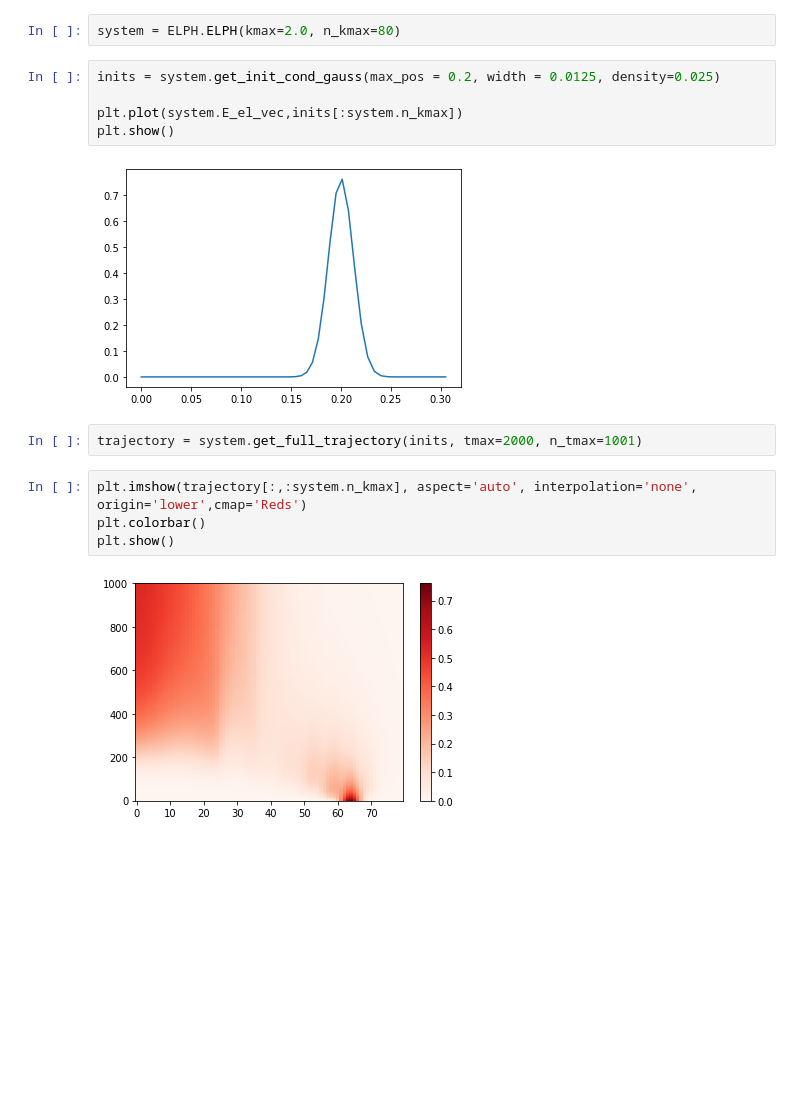
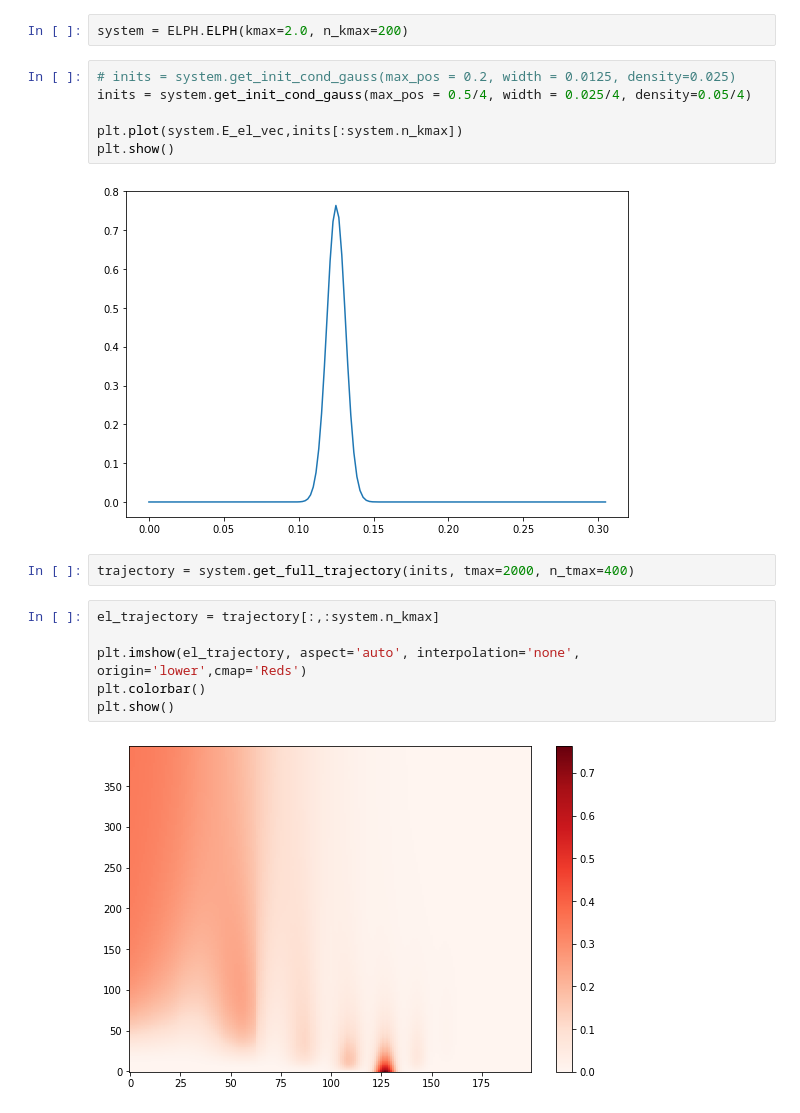
Before and after one commit to stmeinecke/derrom, a Jupyter notebook: ELPH/ELPH_test.ipynb, the cells around one changed output. Drawn from its saved outputs; the diff is of its cells as text; blank space fills up the shorter version.

```diff
--- a/ELPH/ELPH_test.ipynb
+++ b/ELPH/ELPH_test.ipynb
@@ -10,18 +19,21 @@ import ELPH
 # %%
-system = ELPH.ELPH(kmax=2.0, n_kmax=80)
+system = ELPH.ELPH(kmax=2.0, n_kmax=200)
 # %%
-inits = system.get_init_cond_gauss(max_pos = 0.2, width = 0.0125, density=0.025)
+# inits = system.get_init_cond_gauss(max_pos = 0.2, width = 0.0125, density=0.025)
+inits = system.get_init_cond_gauss(max_pos = 0.5/4, width = 0.025/4, density=0.05/4)
 
 plt.plot(system.E_el_vec,inits[:system.n_kmax])
 plt.show()
 # %% [output]
-[figure, old version]
+[figure, new version]
 # %%
-trajectory = system.get_full_trajectory(inits, tmax=2000, n_tmax=1001)
+trajectory = system.get_full_trajectory(inits, tmax=2000, n_tmax=400)
 # %%
-plt.imshow(trajectory[:,:system.n_kmax], aspect='auto', interpolation='none', origin='lower',cmap='Reds')
+el_trajectory = trajectory[:,:system.n_kmax]
+
+plt.imshow(el_trajectory, aspect='auto', interpolation='none', origin='lower',cmap='Reds')
 plt.colorbar()
 plt.show()
 # %% [output]
-[figure, old version]
+[figure, new version]
 # %%
```
Also changed, not shown: parts of 6 cells of this notebook, 2 other files.
